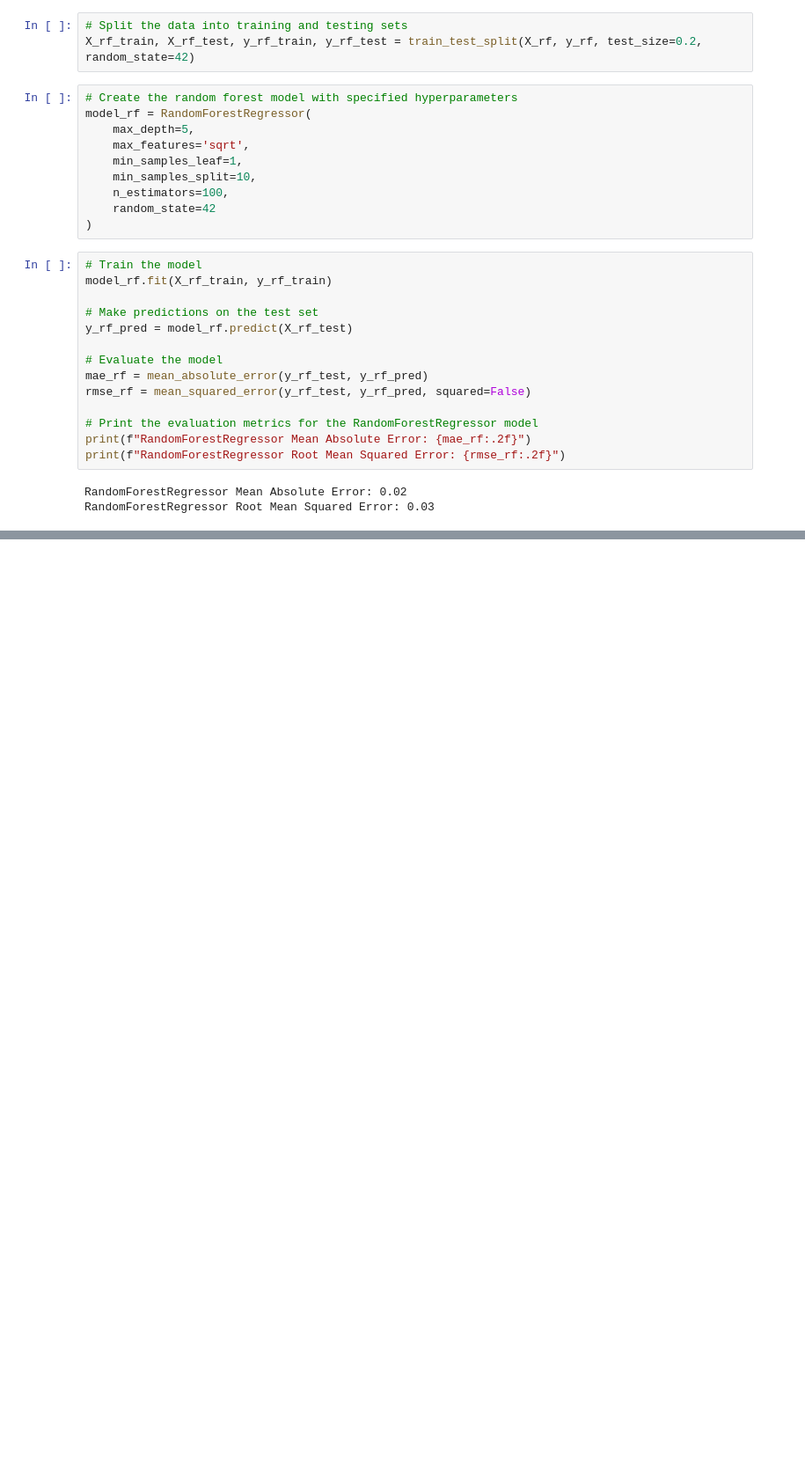
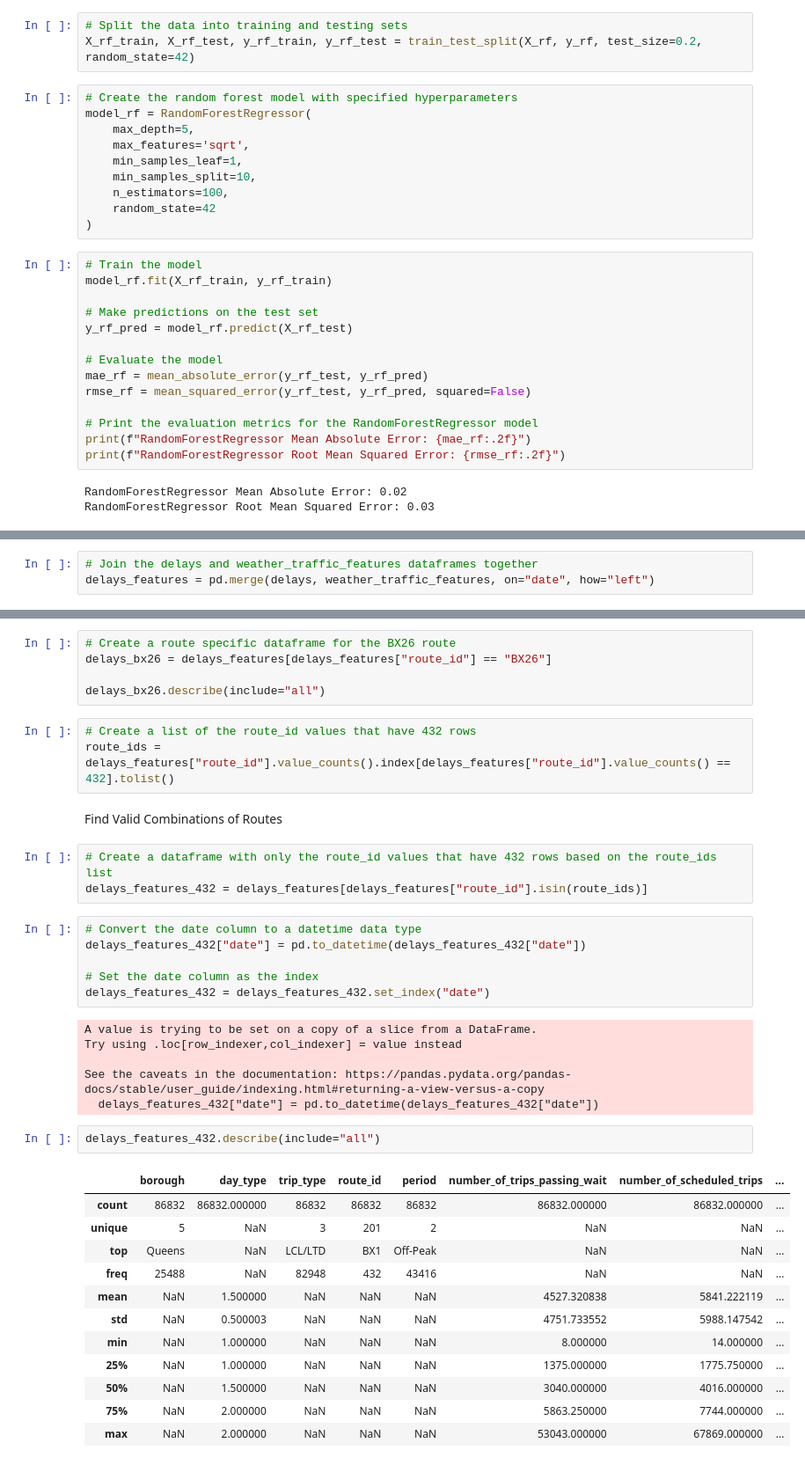
Before and after one commit to paulr28/Msc_Capstone, a Jupyter notebook: Data_Collection.ipynb, the cells around one changed output, grey strips where cells are left out. Shown at 88% size. Drawn from its saved outputs; the diff is of its cells as text; blank space fills up the shorter version.

```diff
--- a/Data_Collection.ipynb
+++ b/Data_Collection.ipynb
@@ -1731,0 +1772,3 @@ RandomForestRegressor Root Mean Squared Error: 0.03
+# %%
+# Join the delays and weather_traffic_features dataframes together
+delays_features = pd.merge(delays, weather_traffic_features, on="date", how="left")
@@ -1731,0 +1808,40 @@ RandomForestRegressor Root Mean Squared Error: 0.03
+# %%
+# Create a route specific dataframe for the BX26 route
+delays_bx26 = delays_features[delays_features["route_id"] == "BX26"]
+
+delays_bx26.describe(include="all")
+# %%
+# Create a list of the route_id values that have 432 rows
+route_ids = delays_features["route_id"].value_counts().index[delays_features["route_id"].value_counts() == 432].tolist()
+# %% [markdown]
+Find Valid Combinations of Routes
+# %%
+# Create a dataframe with only the route_id values that have 432 rows based on the route_ids list
+delays_features_432 = delays_features[delays_features["route_id"].isin(route_ids)]
+# %%
+# Convert the date column to a datetime data type
+delays_features_432["date"] = pd.to_datetime(delays_features_432["date"])
+
+# Set the date column as the index
+delays_features_432 = delays_features_432.set_index("date")
+# %% [output]
+A value is trying to be set on a copy of a slice from a DataFrame.
+Try using .loc[row_indexer,col_indexer] = value instead
+
+See the caveats in the documentation: https://pandas.pydata.org/pandas-docs/stable/user_guide/indexing.html#returning-a-view-versus-a-copy
+  delays_features_432["date"] = pd.to_datetime(delays_features_432["date"])
+# %%
+delays_features_432.describe(include="all")
+# %% [output]
+|  | borough | day_type | trip_type | route_id | period | number_of_trips_passing_wait | number_of_scheduled_trips | ... |
+| count | 86832 | 86832.000000 | 86832 | 86832 | 86832 | 86832.000000 | 86832.000000 | ... |
+| unique | 5 | NaN | 3 | 201 | 2 | NaN | NaN | ... |
+| top | Queens | NaN | LCL/LTD | BX1 | Off-Peak | NaN | NaN | ... |
+| freq | 25488 | NaN | 82948 | 432 | 43416 | NaN | NaN | ... |
+| mean | NaN | 1.500000 | NaN | NaN | NaN | 4527.320838 | 5841.222119 | ... |
+| std | NaN | 0.500003 | NaN | NaN | NaN | 4751.733552 | 5988.147542 | ... |
+| min | NaN | 1.000000 | NaN | NaN | NaN | 8.000000 | 14.000000 | ... |
+| 25% | NaN | 1.000000 | NaN | NaN | NaN | 1375.000000 | 1775.750000 | ... |
+| 50% | NaN | 1.500000 | NaN | NaN | NaN | 3040.000000 | 4016.000000 | ... |
+| 75% | NaN | 2.000000 | NaN | NaN | NaN | 5863.250000 | 7744.000000 | ... |
+| max | NaN | 2.000000 | NaN | NaN | NaN | 53043.000000 | 67869.000000 | ... |
```
Also changed, not shown: parts of 17 cells of this notebook.
